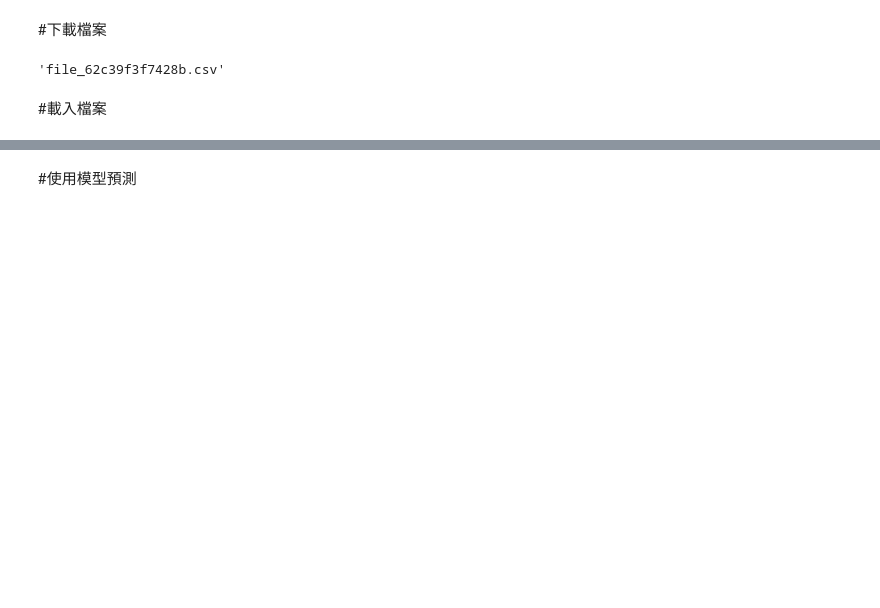
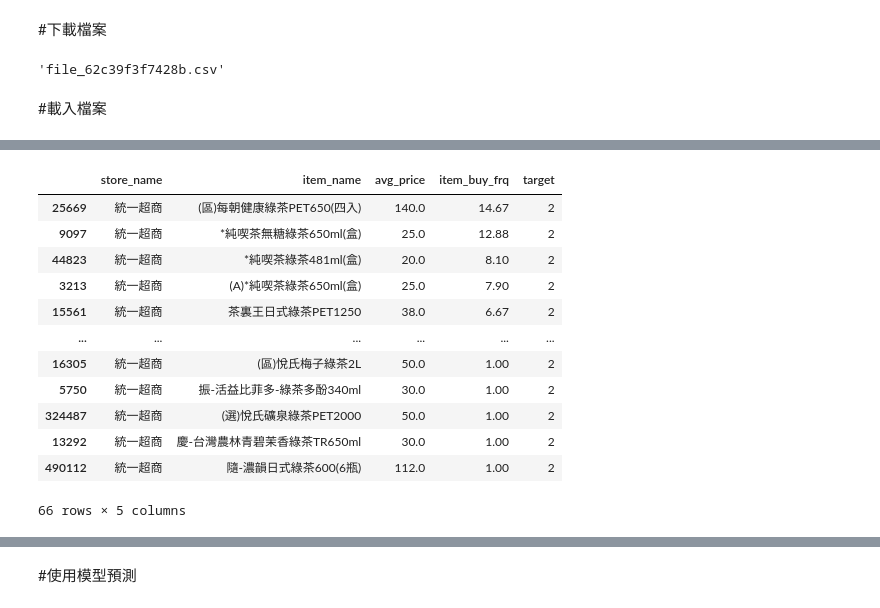
Before and after one commit to ba88052/Core_Footprint, a Jupyter notebook: core_footprint_analize.ipynb, the cells around one changed output, grey strips where cells are left out. Saved outputs shown, nothing was run; the diff lists cells and outputs as text; code cells hidden in the pictures; blank space fills up the shorter version.

```diff
--- a/core_footprint_analize.ipynb
+++ b/core_footprint_analize.ipynb
@@ -137,0 +172,19 @@ df = df[df["item_min_price"] > 0]
+# %%
+tea_product_7_11 = tea_df[tea_df["store_name"] == "統一超商"]
+# tea_product_7_11 = search_for("王", tea_product_7_11)
+tea_product_7_11 = search_for("綠茶", tea_product_7_11)
+tea_product_7_11.sort_values(by = "item_buy_frq", ascending = False)
+# %% [output]
+|  | store_name | item_name | avg_price | item_buy_frq | target |
+| 25669 | 統一超商 | (區)每朝健康綠茶PET650(四入) | 140.0 | 14.67 | 2 |
+| 9097 | 統一超商 | *純喫茶無糖綠茶650ml(盒) | 25.0 | 12.88 | 2 |
+| 44823 | 統一超商 | *純喫茶綠茶481ml(盒) | 20.0 | 8.10 | 2 |
+| 3213 | 統一超商 | (A)*純喫茶綠茶650ml(盒) | 25.0 | 7.90 | 2 |
+| 15561 | 統一超商 | 茶裏王日式綠茶PET1250 | 38.0 | 6.67 | 2 |
+| ... | ... | ... | ... | ... | ... |
+| 16305 | 統一超商 | (區)悅氏梅子綠茶2L | 50.0 | 1.00 | 2 |
+| 5750 | 統一超商 | 振-活益比菲多-綠茶多酚340ml | 30.0 | 1.00 | 2 |
+| 324487 | 統一超商 | (選)悅氏礦泉綠茶PET2000 | 50.0 | 1.00 | 2 |
+| 13292 | 統一超商 | 慶-台灣農林青碧茉香綠茶TR650ml | 30.0 | 1.00 | 2 |
+| 490112 | 統一超商 | 隨-濃韻日式綠茶600(6瓶) | 112.0 | 1.00 | 2 |
+66 rows × 5 columns
```
Also changed, not shown: parts of 35 cells of this notebook.
